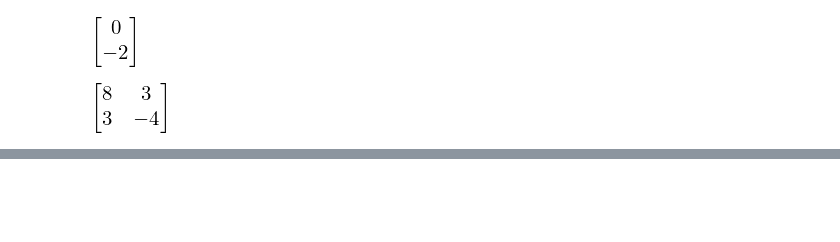
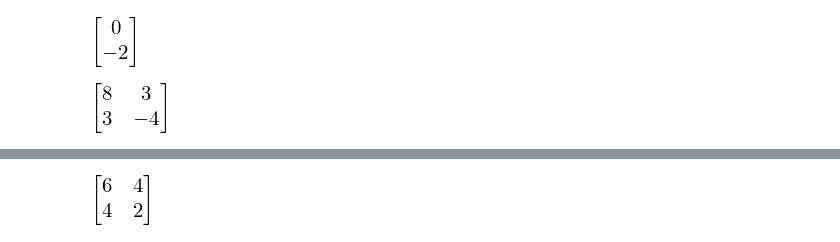
Before and after one commit to fdmazzone/ArchivosProyecto, a Jupyter notebook: MEcanica Celeste/concavidad.ipynb, the cells around one changed output, grey strips where cells are left out. Cells and saved outputs as stored; diff of their text form; code cells hidden in the pictures; blank space fills up the shorter version.

```diff
--- a/MEcanica Celeste/concavidad.ipynb
+++ b/MEcanica Celeste/concavidad.ipynb
@@ -280,0 +308,5 @@ HessiaP
+# %%
+HessiaP=Matrix([[P.diff(m[1],2).subs({m[1]:0,m[2]:0}),P.diff(m[2]).diff(m[1]).subs({m[1]:0,m[2]:0})],[P.diff(m[1]).diff(m[2]).subs({m[1]:0,m[2]:0}),P.diff(m[2],2).subs({m[1]:0,m[2]:0})]])
+HessiaP
+# %% [output]
+[figure, added]
```
Also changed, not shown: parts of 8 cells of this notebook.
